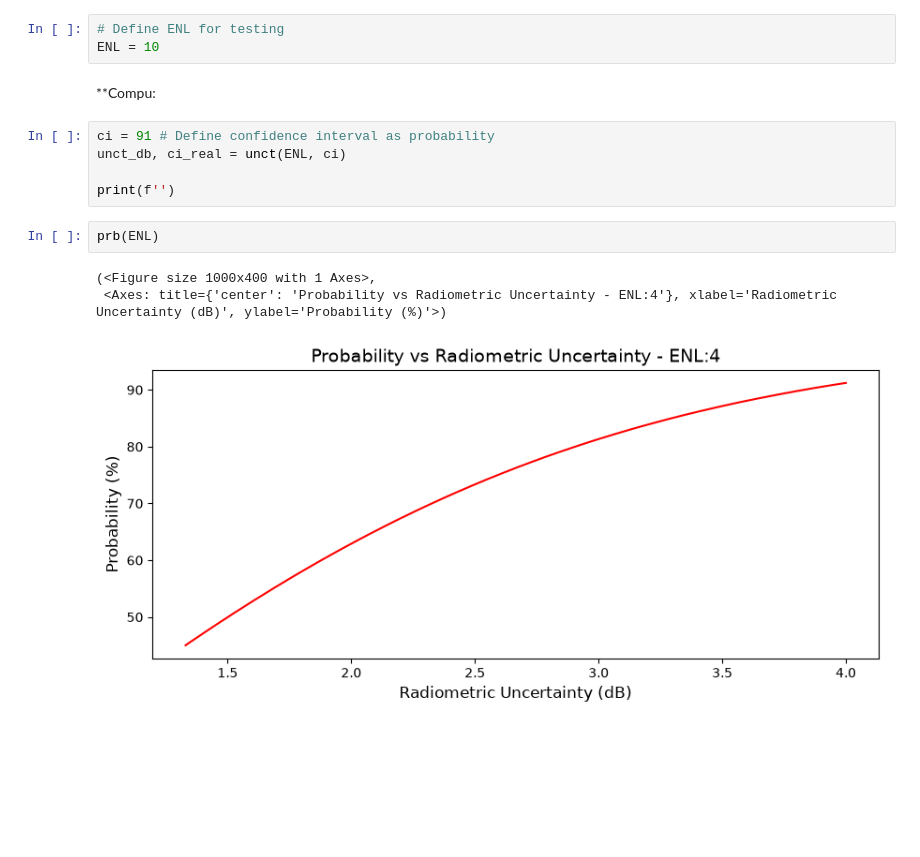
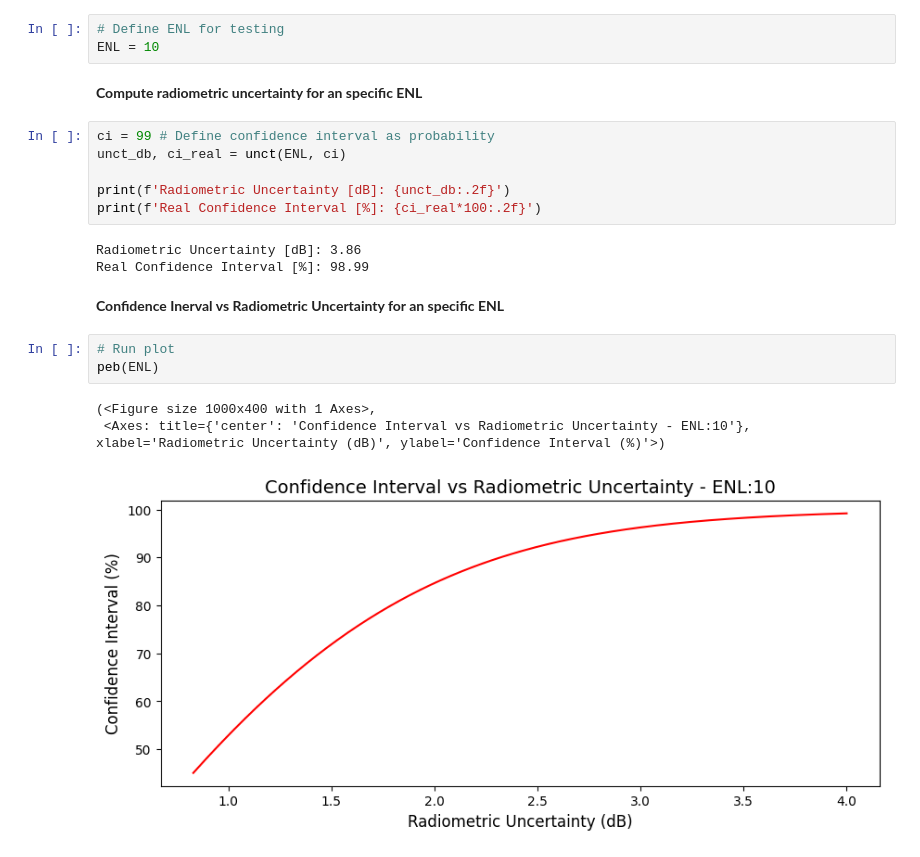
Before and after one commit to francobarrionuevoenv21/radiometric_uncertainty_sar, a Jupyter notebook: notebook_example.ipynb, the cells around one changed output. Drawn from its saved outputs; the diff is of its cells as text; blank space fills up the shorter version.

```diff
--- a/notebook_example.ipynb
+++ b/notebook_example.ipynb
@@ -84,16 +84,23 @@ Summary table was correctly exported as: output.xlsx ✅
 # %%
 # Define ENL for testing
 ENL = 10
-# %% [markdown]
-**Compu:
+# %% [markdown]
+**Compute radiometric uncertainty for an specific ENL**
 # %%
-ci = 91 # Define confidence interval as probability
+ci = 99 # Define confidence interval as probability
 unct_db, ci_real = unct(ENL, ci)
 
-print(f'')
+print(f'Radiometric Uncertainty [dB]: {unct_db:.2f}')
+print(f'Real Confidence Interval [%]: {ci_real*100:.2f}')
+# %% [output]
+Radiometric Uncertainty [dB]: 3.86
+Real Confidence Interval [%]: 98.99
-# %%
-prb(ENL)
-# %% [output]
-(<Figure size 1000x400 with 1 Axes>,
- <Axes: title={'center': 'Probability vs Radiometric Uncertainty - ENL:4'}, xlabel='Radiometric Uncertainty (dB)', ylabel='Probability (%)'>)
-[figure, removed]
+# %% [markdown]
+**Confidence Inerval vs Radiometric Uncertainty for an specific ENL**
+# %%
+# Run plot
+peb(ENL)
+# %% [output]
+(<Figure size 1000x400 with 1 Axes>,
+ <Axes: title={'center': 'Confidence Interval vs Radiometric Uncertainty - ENL:10'}, xlabel='Radiometric Uncertainty (dB)', ylabel='Confidence Interval (%)'>)
+[figure, added]
```
Also changed, not shown: parts of 4 cells of this notebook.
